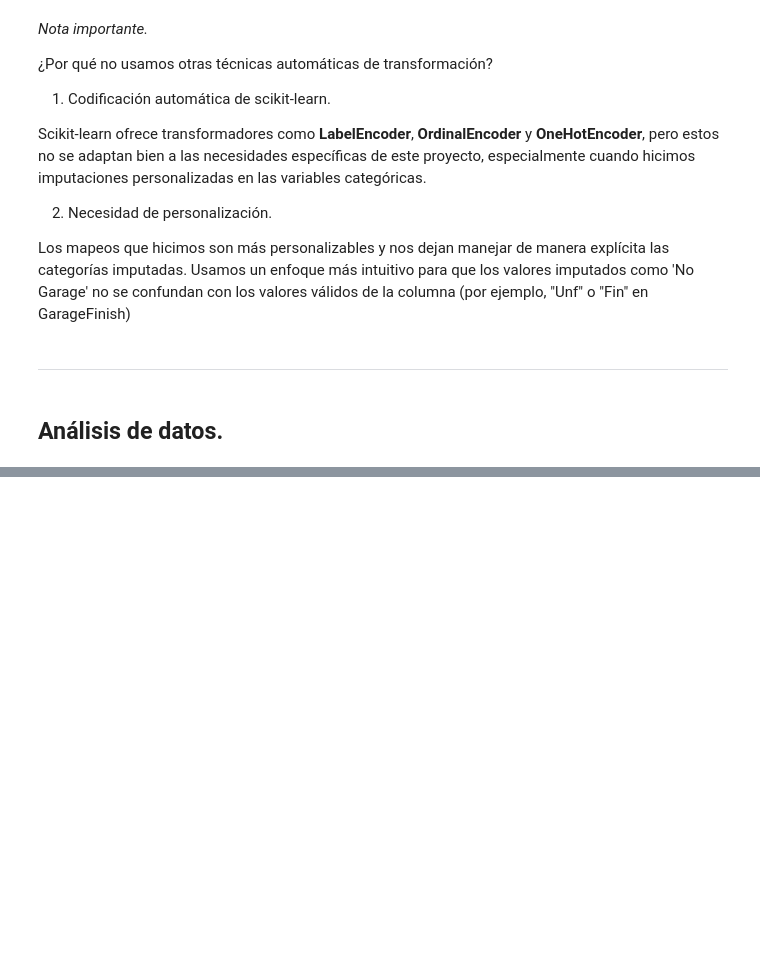
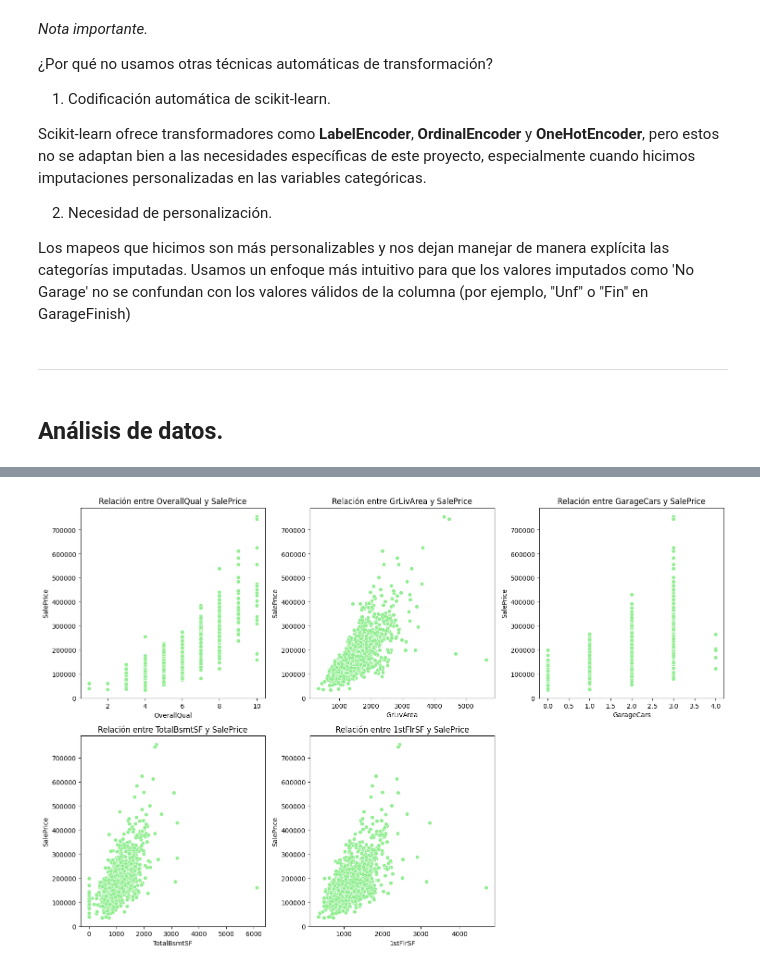
Before and after one commit to rodrigoalegre210/House-Prices-Prediction, a Jupyter notebook: main.ipynb, the cells around one changed output, grey strips where cells are left out. Saved outputs shown, nothing was run; the diff lists cells and outputs as text; code cells hidden in the pictures; blank space fills up the shorter version.

```diff
--- a/main.ipynb
+++ b/main.ipynb
@@ -547,0 +560,16 @@ Los mapeos que hicimos son más personalizables y nos dejan manejar de manera ex
+# %%
+cols_numericas = ['OverallQual', 'GrLivArea', 'GarageCars', 'TotalBsmtSF', '1stFlrSF']
+
+plt.figure(figsize = (15, 10))
+
+for i, col in enumerate(cols_numericas, 1):
+    plt.subplot(2, 3, i)
+    sns.scatterplot(data = train_data, x = col, y = 'SalePrice', color = 'lightgreen')
+    plt.title(f'Relación entre {col} y SalePrice')
+    plt.xlabel(col)
+    plt.ylabel('SalePrice')
+
+plt.tight_layout()
+plt.show()
+# %% [output]
+[figure, added]
```
Also changed, not shown: parts of 5 cells of this notebook.
